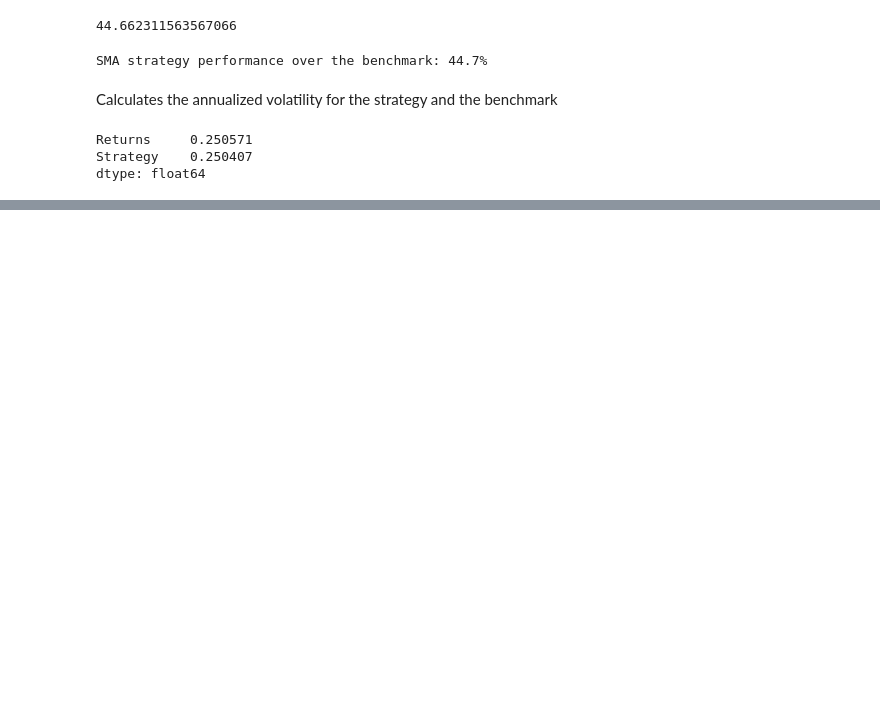
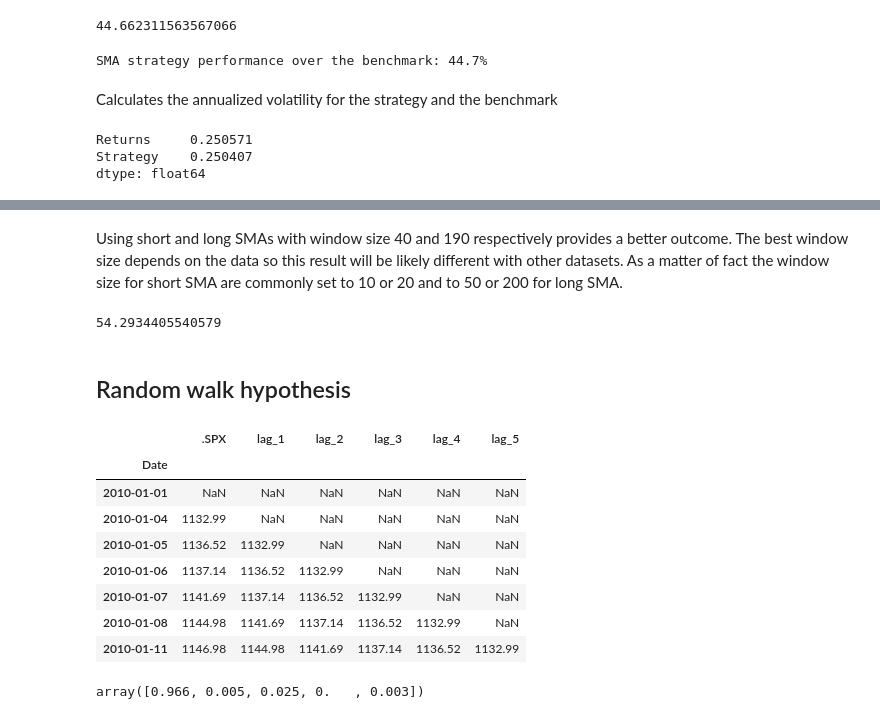
Before and after one commit to luigiselmi/finstat, a Jupyter notebook: hilpisch/ch15_trading_strategies.ipynb, the cells around one changed output, grey strips where cells are left out. Saved outputs shown, nothing was run; the diff lists cells and outputs as text; code cells hidden in the pictures; blank space fills up the shorter version.

Commit message:
random walk hypothesis

```diff
--- a/hilpisch/ch15_trading_strategies.ipynb
+++ b/hilpisch/ch15_trading_strategies.ipynb
@@ -143,0 +208,33 @@ dtype: float64
+# %% [markdown]
+Using short and long SMAs with window size 40 and 190 respectively provides a better outcome. The best window size depends on the data so this result will be likely different with other datasets. As a matter of fact the window size for short SMA are commonly set to 10 or 20 and to 50 or 200 for long SMA.
+# %%
+strat = results.sort_values('OUT', ascending=False).iloc[0]['STRATEGY']
+ret = results.sort_values('OUT', ascending=False).iloc[0]['MARKET']
+((strat - ret) / ret) * 100
+# %% [output]
+54.2934405540579
+# %% [markdown]
+## Random walk hypothesis
+# %%
+symbol = '.SPX'
+# %%
+data = pd.DataFrame(raw[symbol])
+# %%
+lags = 5
+cols = []
+for lag in range(1, lags + 1):
+    col = 'lag_{}'.format(lag)
+    data[col] = data[symbol].shift(lag)
+    cols.append(col)
+# %%
+data.head(7)
+# %% [output]
+|  | .SPX | lag_1 | lag_2 | lag_3 | lag_4 | lag_5 |
+| Date |  |  |  |  |  |  |
+| 2010-01-01 | NaN | NaN | NaN | NaN | NaN | NaN |
+| 2010-01-04 | 1132.99 | NaN | NaN | NaN | NaN | NaN |
+| 2010-01-05 | 1136.52 | 1132.99 | NaN | NaN | NaN | NaN |
+| 2010-01-06 | 1137.14 | 1136.52 | 1132.99 | NaN | NaN | NaN |
+| 2010-01-07 | 1141.69 | 1137.14 | 1136.52 | 1132.99 | NaN | NaN |
+| 2010-01-08 | 1144.98 | 1141.69 | 1137.14 | 1136.52 | 1132.99 | NaN |
+| 2010-01-11 | 1146.98 | 1144.98 | 1141.69 | 1137.14 | 1136.52 | 1132.99 |
@@ -143,0 +245,4 @@ dtype: float64
+# %%
+reg.round(3)
+# %% [output]
+array([0.966, 0.005, 0.025, 0.   , 0.003])
```
Also changed, not shown: parts of 15 cells of this notebook.
